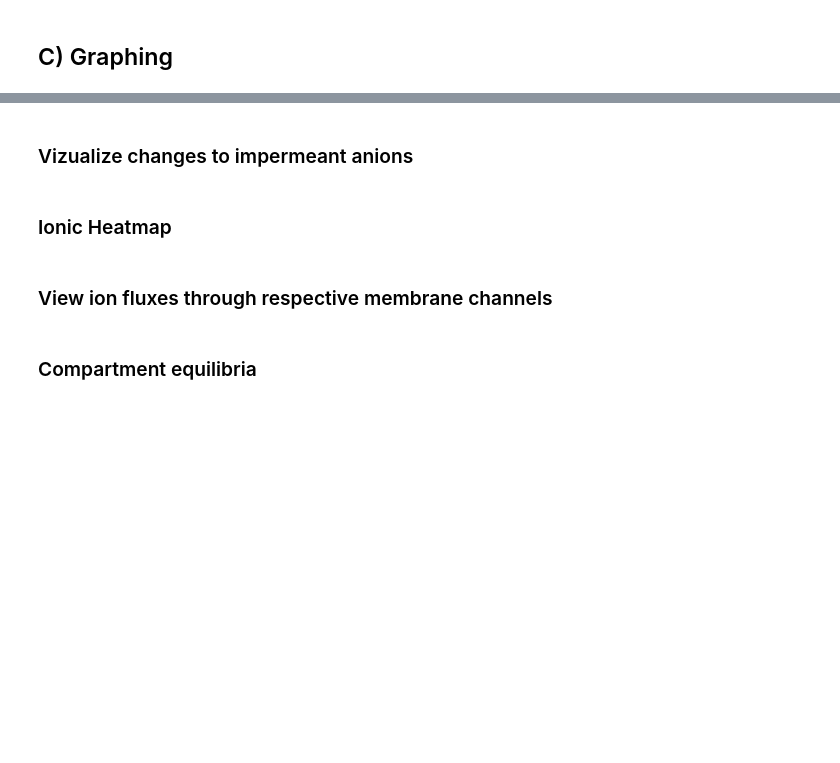
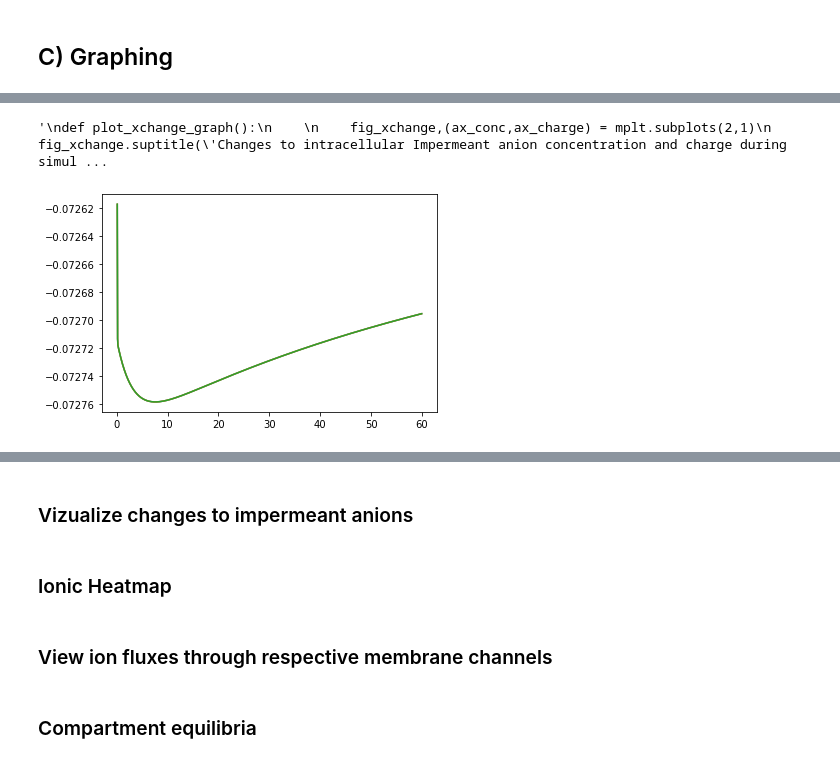
Before and after one commit to TrellixVulnTeam/MSc-Computational-Neuroscience-Repo_ZR8H, a Jupyter notebook: Multicompartment Trials/Multicompartment_Sim_V4.ipynb, the cells around one changed output, grey strips where cells are left out. Saved outputs shown, nothing was run; the diff lists cells and outputs as text; code cells hidden in the pictures; blank space fills up the shorter version.

Commit message:
Fixed timing and graphing

```diff
--- a/Multicompartment Trials/Multicompartment_Sim_V4.ipynb
+++ b/Multicompartment Trials/Multicompartment_Sim_V4.ipynb
@@ -54,7 +54,7 @@ except Exception:
         print("Something went wrong - modules have not been imported")
 
 else:
-    sim = simulator2.simulator("Test 5")
+    sim = simulator2.simulator("Test")
     print("All relevant classes imported")
     print("New simulator created")
 # %% [output]
@@ -932,2 +931,64 @@ btn_sim.on_click(btn_sim_clicked)
 # %% [markdown]
 ## C) Graphing
+# %%
+#####
+
+btn_test = widgets.Button(description = "test")
+output_test = widgets.Output()
+
+display(btn_test,output_test)
+t_arr =[]
+t_arr_new = []
+C1_vm_arr =[]
+C2_vm_arr =[]
+C3_vm_arr =[]
+
+def btn_test_clicked(b):
+
+    with h5py.File("\ Test", mode='r') as hdf:
+        C = hdf.get('COMPARTMENTS')
+        C1 = C.get('Comp1')
+        C2 = C.get('Comp2')
+        C3 = C.get('Comp3')
+
+        for t in range(len(sim.interval_arr)):
+            C1_dataset = C1.get(str(sim.interval_arr[t]))
+            C2_dataset = C2.get(str(sim.interval_arr[t]))
+            C3_dataset = C3.get(str(sim.interval_arr[t]))
+            C1_vm_arr.append(C1_dataset[-3])
+            C2_vm_arr.append(C2_dataset[-3])
+            C3_vm_arr.append(C3_dataset[-3])
+            t_arr_new.append(C1_dataset[0])
+        with output_test:
+            fig_vm_test, ax_vm = mplt.subplots(1,1)
+            ax_vm.plot(t_arr_new[2:],C1_vm_arr[2:])
+            ax_vm.plot(t_arr_new[2:],C2_vm_arr[2:])
+            ax_vm.plot(t_arr_new[2:],C3_vm_arr[2:])
+            #print(t_arr)
+       # for t in
+
+
+btn_test.on_click(btn_test_clicked)
+
+"""
+def plot_xchange_graph():
+
+    fig_xchange,(ax_conc,ax_charge) = mplt.subplots(2,1)
+    fig_xchange.suptitle('Changes to intracellular Impermeant anion concentration and charge during simulation')
+    ax_conc.set_ylabel("Concentration (mM)")
+    ax_charge.set_ylabel("Valence/Charge")
+    ax_charge.set_xlabel("Time(ms)")
+
+    for i in range(len(comp_arr)):
+        ax_conc.plot(t_arr[0:-1:1000],comp_arr[i].x_arr[0:-1:1000], label = comp_arr[i].name)
+        ax_charge.plot(t_arr[0:-1:1000],comp_arr[i].z_arr[0:-1:1000])
+
+
+def btn_xchange_clicked(b):
+    output_xchange.clear_output()
+    with output_xchange:
+        plot_xchange_graph()
+
+
+btn_xchange.on_click(btn_xchange_clicked)"""
+# %% [output]
@@ -934,3 +997,5 @@ btn_sim.on_click(btn_sim_clicked)
+'\ndef plot_xchange_graph():\n    \n    fig_xchange,(ax_conc,ax_charge) = mplt.subplots(2,1)\n    fig_xchange.suptitle(\'Changes to intracellular Impermeant anion concentration and charge during simul ...
+[figure, added]
 # %%
 SIM_OVER == True ## * Just for testing purposes
 
```
Also changed, not shown: parts of 4 cells of this notebook, 2 other files.
